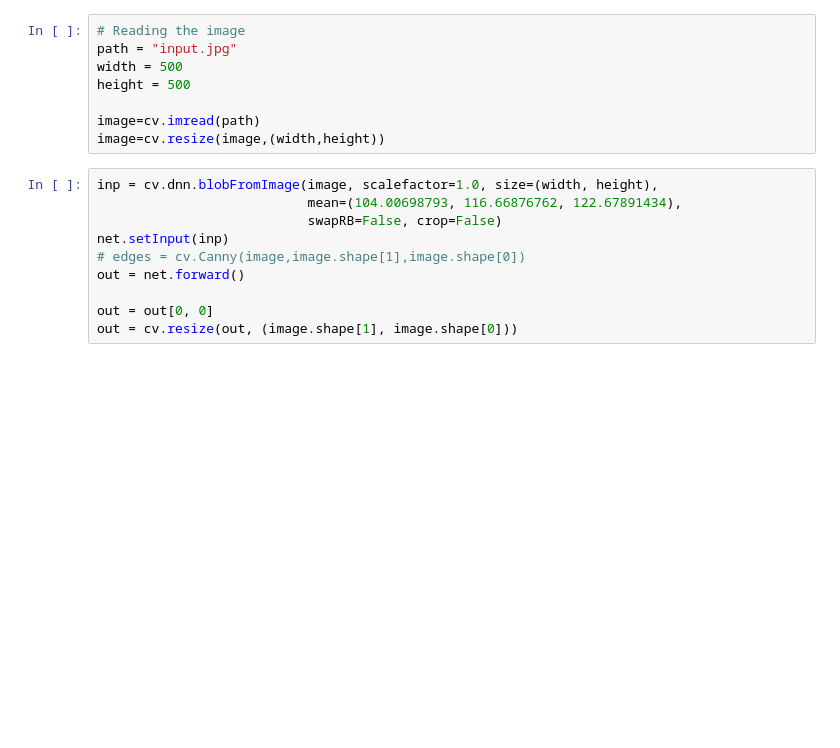
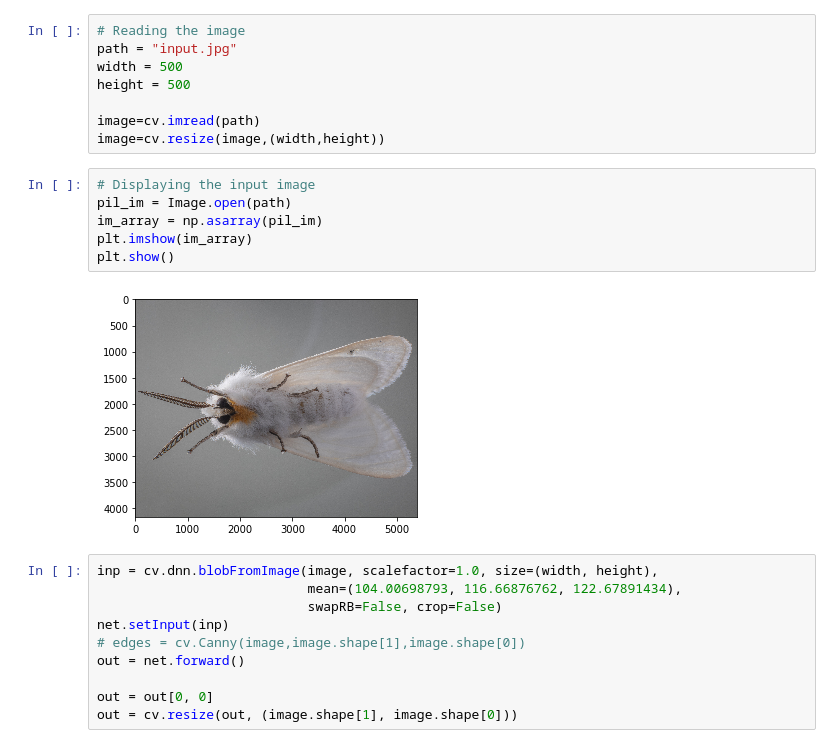
Before and after one commit to geekquad/Pixel-Processing, a Jupyter notebook: EdgeDetection/Holistically-Nested Edge Detection/Edge_detection.ipynb, the cells around one changed output. Saved outputs shown, nothing was run; the diff lists cells and outputs as text; blank space fills up the shorter version.

Commit message:
added input and output in notebook

```diff
--- a/EdgeDetection/Holistically-Nested Edge Detection/Edge_detection.ipynb
+++ b/EdgeDetection/Holistically-Nested Edge Detection/Edge_detection.ipynb
@@ -42,6 +44,14 @@ height = 500
 
 image=cv.imread(path)
 image=cv.resize(image,(width,height))
+# %%
+# Displaying the input image
+pil_im = Image.open(path)
+im_array = np.asarray(pil_im)
+plt.imshow(im_array)
+plt.show()
+# %% [output]
+[figure, added]
 # %%
 inp = cv.dnn.blobFromImage(image, scalefactor=1.0, size=(width, height),
                            mean=(104.00698793, 116.66876762, 122.67891434),
```
Also changed, not shown: parts of 3 cells of this notebook.
